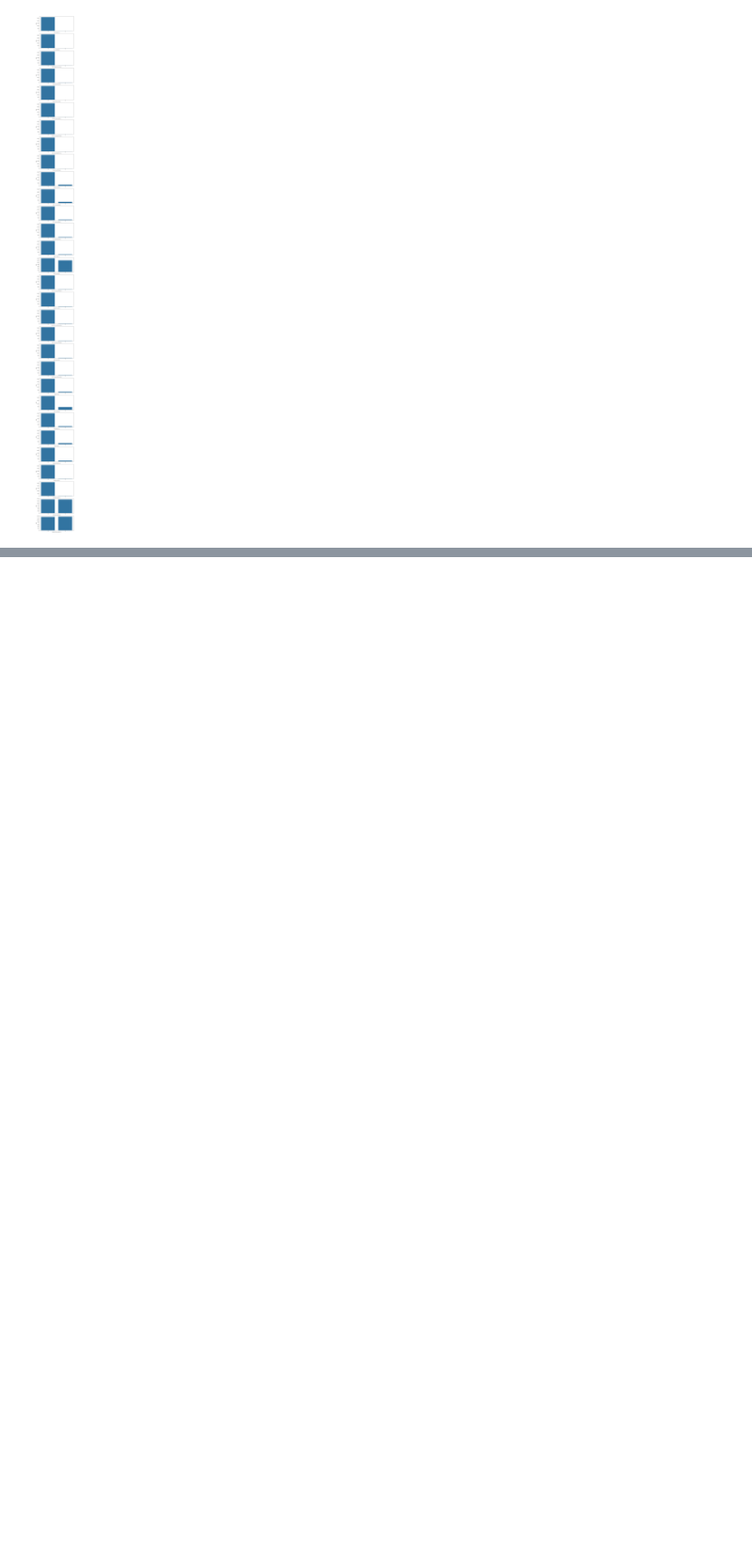
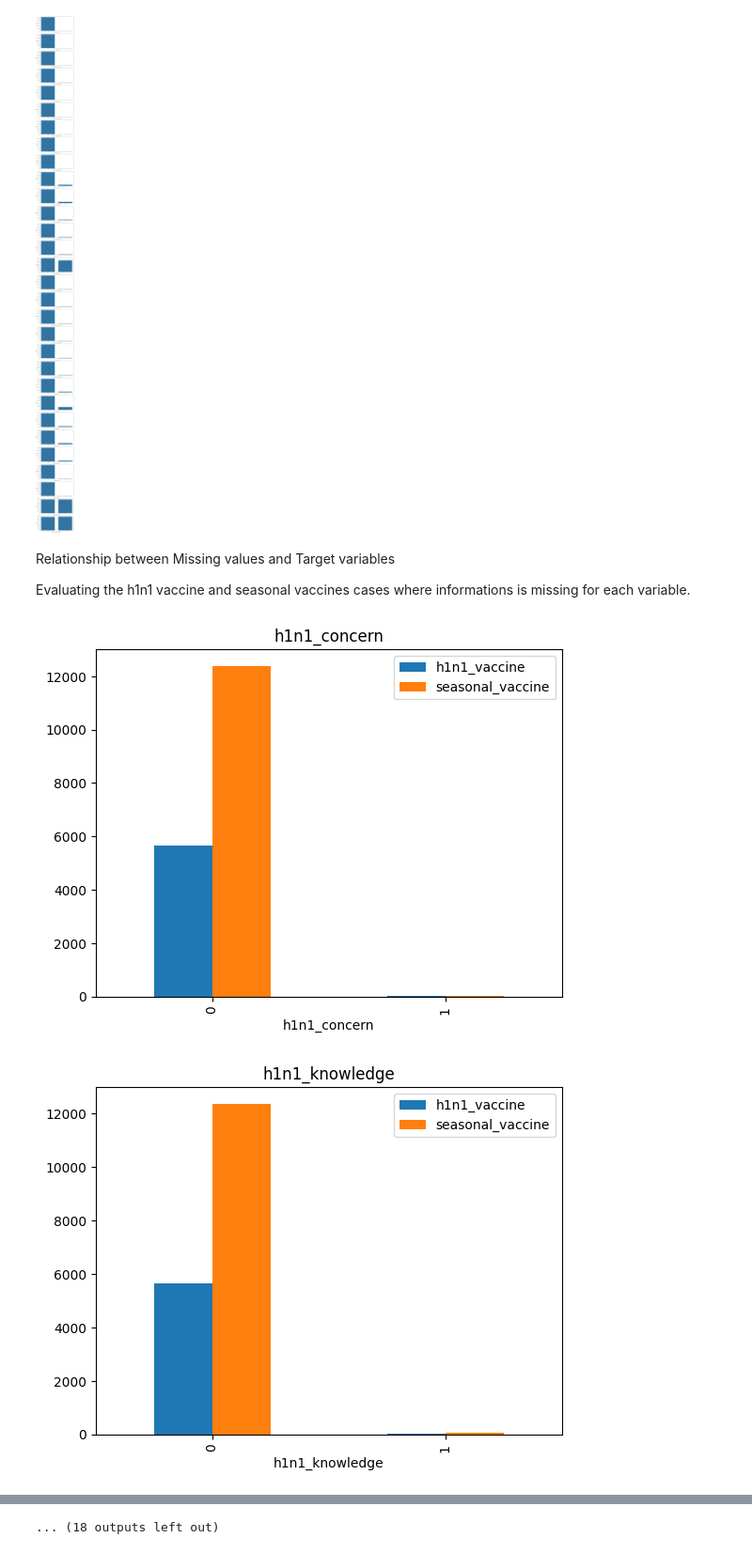
Before and after one commit to mikosa01/H1N1_SEASONAL_FLU, a Jupyter notebook: Jupyter/notebook/data_analysis.ipynb, the cells around one changed output, grey strips where cells are left out. Shown at 94% size. Drawn from its saved outputs; the diff is of its cells as text; code cells hidden in the pictures; blank space fills up the shorter version.

Commit message:
Jupyter Notebook Analysis

```diff
--- a/Jupyter/notebook/data_analysis.ipynb
+++ b/Jupyter/notebook/data_analysis.ipynb
@@ -171,3 +167,22 @@ for i, x in enumerate(train_na.columns):
     sns.countplot(data= train_na, x = x, ax=axes[i])
 # %% [output]
 [figure]
+# %% [markdown]
+Relationship between Missing values and Target variables
+
+Evaluating the h1n1 vaccine and seasonal vaccines cases where informations is missing for each variable.
+# %%
+def missing_analysis(df, var):
+    df = df.copy()
+
+    df[var] = np.where(df[var].isnull(), 1, 0)
+    df.groupby(var).agg({'h1n1_vaccine':'sum', 'seasonal_vaccine':'sum'}).plot.bar()
+    #df.groupby(['h1n1_vaccine'])[var].mean()
+    plt.title(var)
+    plt.show()
+
+for col in var_na:
+    missing_analysis(train, col)
+# %% [output]
+[figure, added]
+[figure, added]
@@ -174 +199,2 @@ for i, x in enumerate(train_na.columns):
+... (18 outputs left out)
 # %% [markdown]
```
Also changed, not shown: parts of 8 cells of this notebook.
